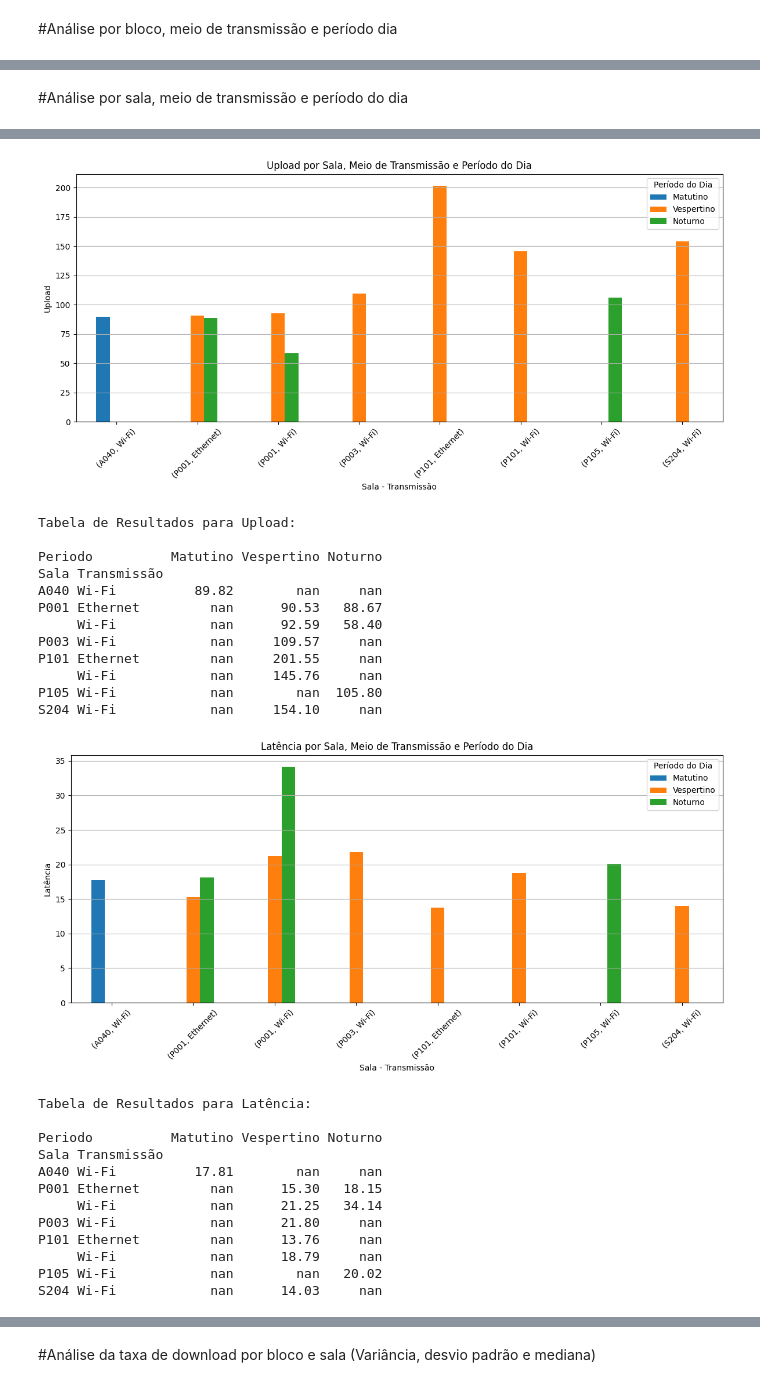
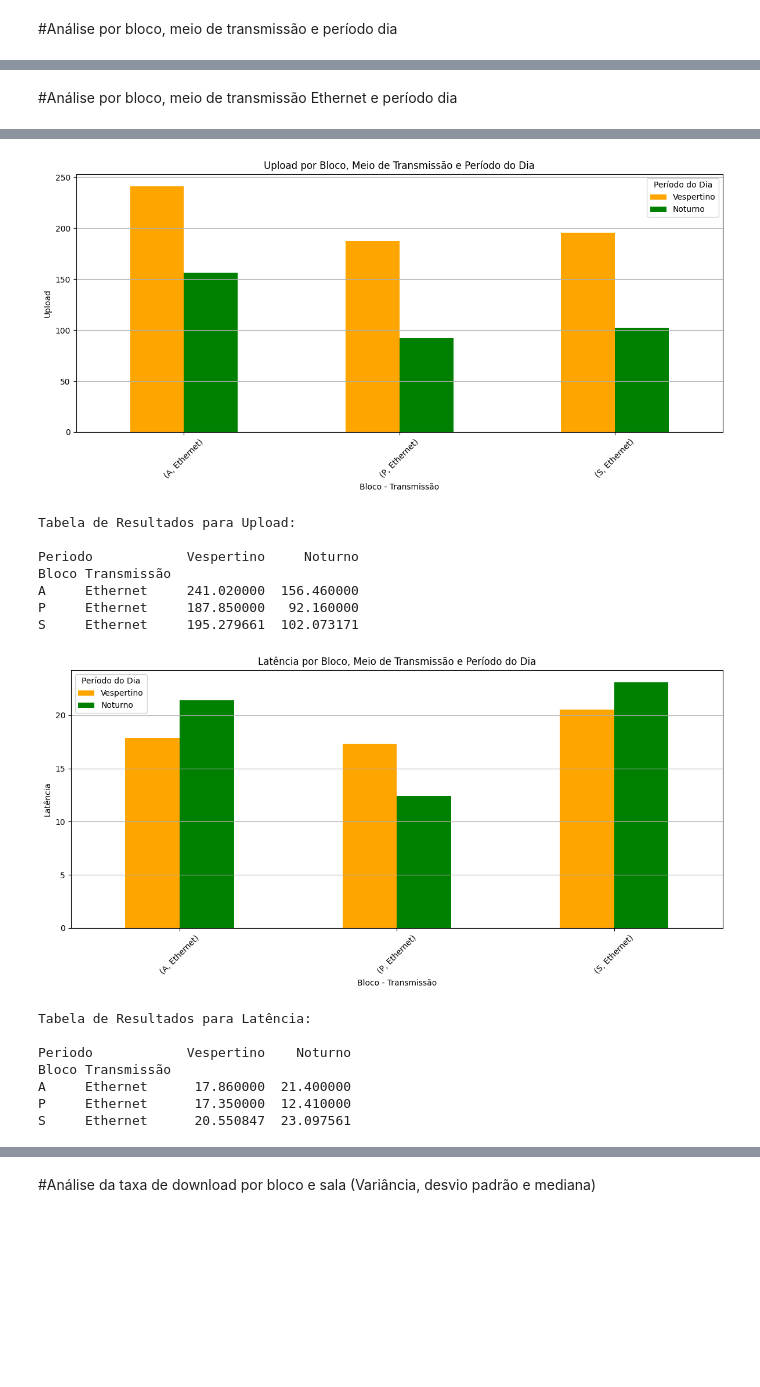
Before and after one commit to matheusbuenowb/University-Network-Analysis, a Jupyter notebook: TCC_Análise.ipynb, the cells around one changed output, grey strips where cells are left out. Cells and saved outputs as stored; diff of their text form; code cells hidden in the pictures; blank space fills up the shorter version.

```diff
--- a/TCC_Análise.ipynb
+++ b/TCC_Análise.ipynb
@@ -524,7 +540,7 @@ import pandas as pd
 import matplotlib.pyplot as plt
 from tabulate import tabulate
 
-data = pd.read_csv('Testes.csv', delimiter=',')
+data = pd.read_csv('/content/TestesAmostras100.csv', delimiter=',')
 
 #Adicionando uma nova coluna para representar o período do dia
 data['Periodo'] = pd.cut(pd.to_datetime(data['Horário']).dt.hour,
@@ -532,14 +548,20 @@ data['Periodo'] = pd.cut(pd.to_datetime(data['Horário']).dt.hour,
                          labels=['Madrugada', 'Matutino', 'Vespertino', 'Noturno'])
 
 #Agrupando os dados por bloco, meio de transmissão e período do dia, e calcular as médias
-grouped_data = data.groupby(['Bloco', 'Transmissão', 'Periodo']).mean()[['Download', 'Upload', 'Latência', 'Jitter']].reset_index()
 
+#grouped_data = data.groupby(['Bloco', 'Transmissão', 'Periodo']).mean()[['Download', 'Upload', 'Latência', 'Jitter']].reset_index()
+
+grouped_data = data.pivot_table(index=['Bloco', 'Transmissão', 'Periodo'],
+                                values=['Download', 'Upload', 'Latência', 'Jitter'],
+                                aggfunc='mean').reset_index()
+
+#plt.bar(range(len(grouped_data)), grouped_data[metric], color='blue')
 
 metrics = ['Download', 'Upload', 'Latência', 'Jitter']
 for metric in metrics:
     plt.figure(figsize=(12, 6))
     grouped_data_pivot = grouped_data.pivot_table(index=['Bloco', 'Transmissão'], columns='Periodo', values=metric)
-    grouped_data_pivot.plot(kind='bar', rot=45, ax=plt.gca())
+    grouped_data_pivot.plot(kind='bar', rot=45, ax=plt.gca(), color = ['orange', 'green'])
     plt.xlabel('Bloco - Transmissão')
     plt.ylabel(metric)
     plt.title(f'{metric} por Bloco, Meio de Transmissão e Período do Dia')
@@ -595,10 +625,11 @@ S     Wi-Fi             NaN    3.250201       NaN
 # %% [markdown]
-#Análise por sala, meio de transmissão e período do dia
+#Análise por bloco, meio de transmissão Ethernet e período dia
 # %%
 import pandas as pd
 import matplotlib.pyplot as plt
+from tabulate import tabulate
 
-data = pd.read_csv('Testes.csv', delimiter=',')
+data = pd.read_csv('/content/TestesAmostras100.csv', delimiter=',')
 
 #Adicionando uma nova coluna para representar o período do dia
 data['Periodo'] = pd.cut(pd.to_datetime(data['Horário']).dt.hour,
@@ -606,24 +637,34 @@ data['Periodo'] = pd.cut(pd.to_datetime(data['Horário']).dt.hour,
                          labels=['Madrugada', 'Matutino', 'Vespertino', 'Noturno'])
 
 #Agrupando os dados por bloco, meio de transmissão e período do dia, e calcular as médias
-grouped_data = data.groupby(['Sala', 'Transmissão', 'Periodo']).mean()[['Download', 'Upload', 'Latência', 'Jitter']].reset_index()
 
-#Gerando gráficos
+#grouped_data = data.groupby(['Bloco', 'Transmissão', 'Periodo']).mean()[['Download', 'Upload', 'Latência', 'Jitter']].reset_index()
+
+ethernet_data = data[data['Transmissão'] == 'Ethernet']
+grouped_data = ethernet_data.pivot_table(index=['Bloco', 'Transmissão', 'Periodo'],
+                                values=['Download', 'Upload', 'Latência', 'Jitter'],
+                                aggfunc='mean').reset_index()
+
+#plt.bar(range(len(grouped_data)), grouped_data[metric], color='blue')
+
 metrics = ['Download', 'Upload', 'Latência', 'Jitter']
 for metric in metrics:
     plt.figure(figsize=(12, 6))
-    grouped_data_pivot = grouped_data.pivot_table(index=['Sala', 'Transmissão'], columns='Periodo', values=metric)
-    grouped_data_pivot.plot(kind='bar', rot=45, ax=plt.gca())
-    plt.xlabel('Sala - Transmissão')
+    grouped_data_pivot = grouped_data.pivot_table(index=['Bloco', 'Transmissão'], columns='Periodo', values=metric)
+    grouped_data_pivot.plot(kind='bar', rot=45, ax=plt.gca(), color = ['orange', 'green'])
+    plt.xlabel('Bloco - Transmissão')
     plt.ylabel(metric)
-    plt.title(f'{metric} por Sala, Meio de Transmissão e Período do Dia')
+    plt.title(f'{metric} por Bloco, Meio de Transmissão e Período do Dia')
     plt.legend(title='Período do Dia')
     plt.grid(axis='y')
     plt.tight_layout()
     plt.show()
 
     # Imprimir tabela de resultados
+    #print(f'Tabela de Resultados para {metric}:\n')
+    #print(tabulate(grouped_data_pivot.applymap(lambda x: '{:.2f}'.format(x)), headers='keys', tablefmt='grid'))
+    #plt.show()
     print(f'Tabela de Resultados para {metric}:\n')
-    print(grouped_data_pivot.applymap(lambda x: '{:.2f}'.format(x)))
+    print(grouped_data_pivot)
     plt.show()
 # %% [output]
@@ -643,26 +679,16 @@ S204 Wi-Fi            nan     169.18     nan
-[figure, old version]
+[figure, new version]
 Tabela de Resultados para Upload:
 
-Periodo          Matutino Vespertino Noturno
-Sala Transmissão
-A040 Wi-Fi          89.82        nan     nan
-P001 Ethernet         nan      90.53   88.67
-     Wi-Fi            nan      92.59   58.40
-P003 Wi-Fi            nan     109.57     nan
-P101 Ethernet         nan     201.55     nan
-     Wi-Fi            nan     145.76     nan
-P105 Wi-Fi            nan        nan  105.80
-S204 Wi-Fi            nan     154.10     nan
+Periodo            Vespertino     Noturno
+Bloco Transmissão
+A     Ethernet     241.020000  156.460000
+P     Ethernet     187.850000   92.160000
+S     Ethernet     195.279661  102.073171
-[figure, old version]
+[figure, new version]
 Tabela de Resultados para Latência:
 
-Periodo          Matutino Vespertino Noturno
-Sala Transmissão
-A040 Wi-Fi          17.81        nan     nan
-P001 Ethernet         nan      15.30   18.15
-     Wi-Fi            nan      21.25   34.14
-P003 Wi-Fi            nan      21.80     nan
-P101 Ethernet         nan      13.76     nan
-     Wi-Fi            nan      18.79     nan
-P105 Wi-Fi            nan        nan   20.02
-S204 Wi-Fi            nan      14.03     nan
+Periodo            Vespertino    Noturno
+Bloco Transmissão
+A     Ethernet      17.860000  21.400000
+P     Ethernet      17.350000  12.410000
+S     Ethernet      20.550847  23.097561
```
Also changed, not shown: parts of 16 cells of this notebook.
